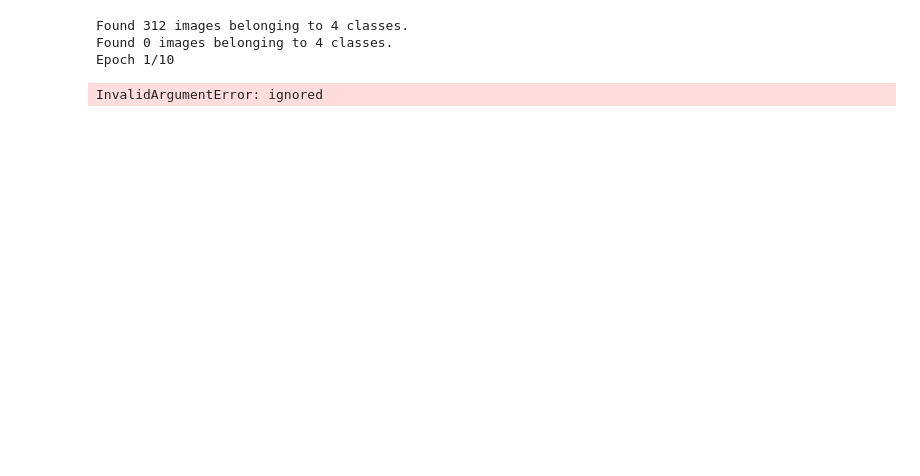
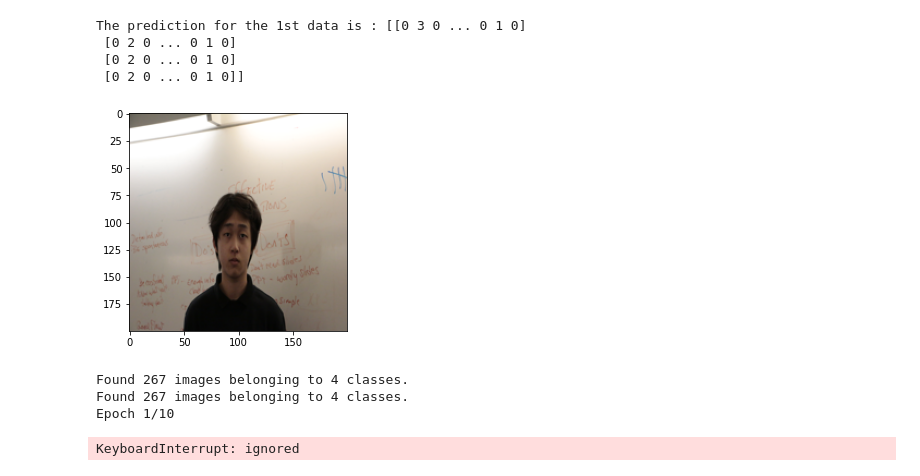
Before and after one commit to Project-Pomfret-Hackathon/Challenge-3, a Jupyter notebook: Find_model (1).ipynb, the cells around one changed output. Cells and saved outputs as stored; diff of their text form; code cells hidden in the pictures; blank space fills up the shorter version.

```diff
--- a/Find_model (1).ipynb
+++ b/Find_model (1).ipynb
@@ -9,16 +9,17 @@ import glob
 from PIL import Image
 import numpy as np
 from sklearn.model_selection import train_test_split
+from tensorflow.keras.utils import to_categorical
 mother_path = 'drive/MyDrive/Find/Train'
 folders=os.listdir(mother_path)
 x = []
 y = []
 for i in folders:
-  if 'Jay' in i:
+  if 'JAY' in i:
     label = 0 # spill X
-  elif 'Alex' in i :
+  elif 'ALEX' in i :
     label = 1 # spill
-  elif 'Derek' in i:
+  elif 'DEREK' in i:
     label=2
   else:
     label=3
@@ -38,10 +39,9 @@ y = np.array(y)
 
 x = x.astype('float32')/ 255
 y = y.astype('int')
-x_train,x_test,y_train,y_test = train_test_split(x,y,test_size = 0.1)
 
+x_train,x_test,y_train,y_test = train_test_split(x,y,test_size = 0.3)
+y_train = to_categorical(y_train,num_classes=4)
+y_test = to_categorical(y_test,num_classes=4)
 #######preprocessing###############
-
-x_train.shape
-x_test.shape
 # %% [output]
@@ -89,3 +106,16 @@ Epoch 2/10
+# %%
+import matplotlib.pyplot as plt
+pdtx=model.predict(x_test)
+classx=np.argmax(pdtx,axis=1)
+plt.imshow(x_test[1].reshape(200,200,3))
+print("The prediction for the 1st data is :", classx[1])
+#plt.imshow(testX[11].reshape(28,28))
+# %% [output]
+The prediction for the 1st data is : [[0 3 0 ... 0 1 0]
+ [0 2 0 ... 0 1 0]
+ [0 2 0 ... 0 1 0]
+ [0 2 0 ... 0 1 0]]
+[figure, added]
 # %%
 from tensorflow.keras.preprocessing.image import ImageDataGenerator
 train_datagen = ImageDataGenerator(
@@ -96,7 +126,7 @@ train_datagen = ImageDataGenerator(
 test_datagen = ImageDataGenerator(rescale=1./255)
 # %%
 train_generator = train_datagen.flow_from_directory(
-        '/content/drive/MyDrive/Find/Train',
+        '/content/drive/MyDrive/Find/Test',
         target_size=(200, 200),
         batch_size=32,
         class_mode='categorical')
@@ -107,12 +137,12 @@ validation_generator = test_datagen.flow_from_directory(
         class_mode='categorical')
 history = model_final.fit(
         train_generator,
-        steps_per_epoch=10,
+        steps_per_epoch=20,
         epochs=10,
         validation_data=validation_generator,
-        validation_steps=10)
+        validation_steps=20)
 # %% [output]
-Found 312 images belonging to 4 classes.
-Found 0 images belonging to 4 classes.
+Found 267 images belonging to 4 classes.
+Found 267 images belonging to 4 classes.
 Epoch 1/10
-InvalidArgumentError: ignored
+KeyboardInterrupt: ignored
```
Also changed, not shown: parts of 6 cells of this notebook.
